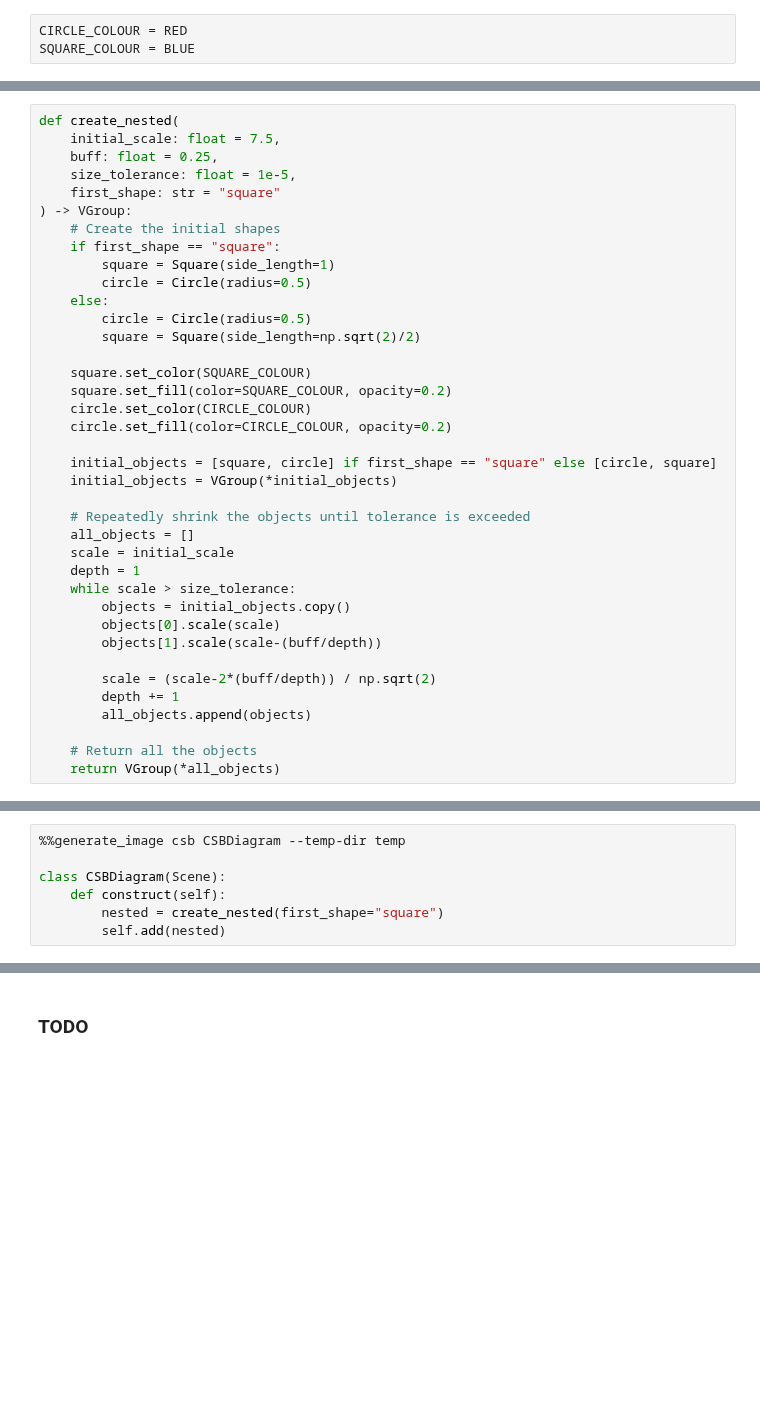
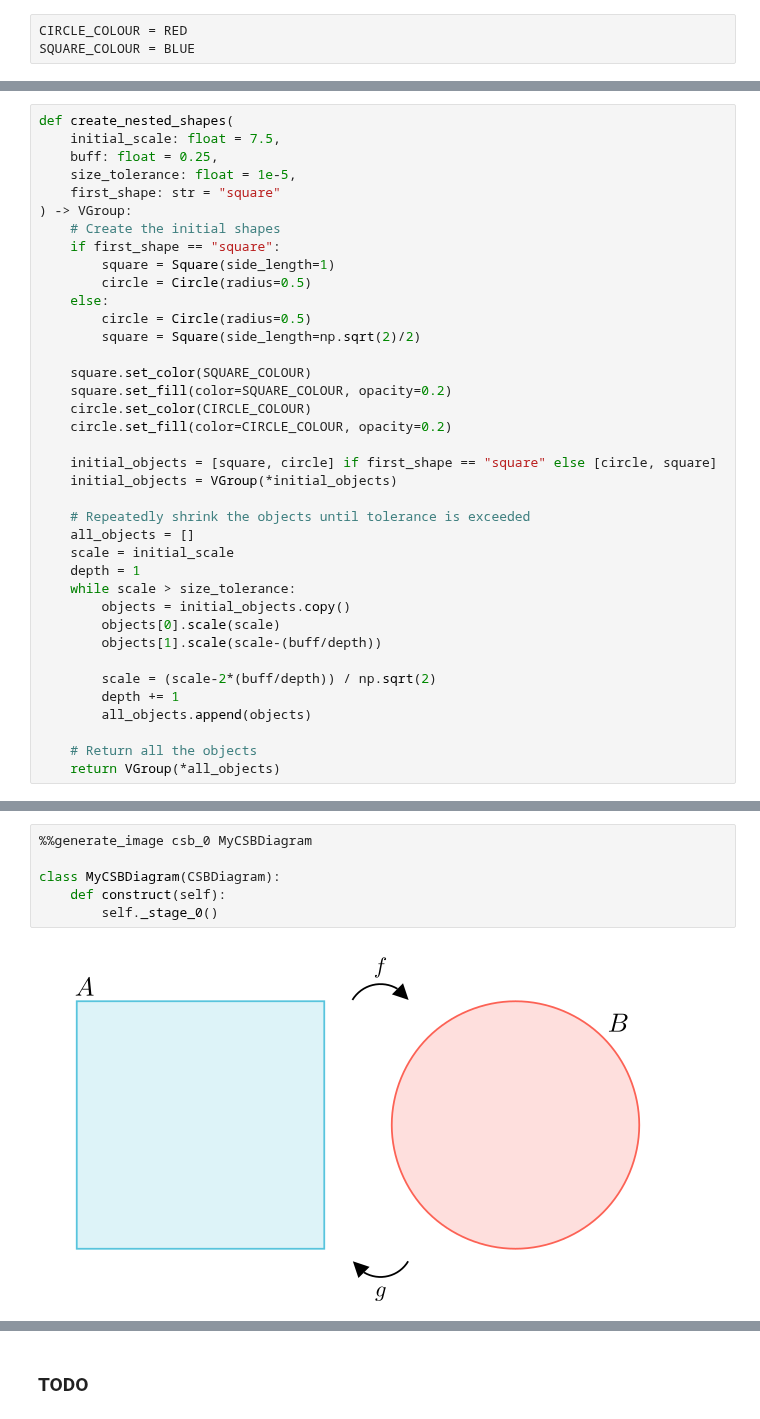
Before and after one commit to PhotonicGluon/NZQRC-Book, a Jupyter notebook: code/image_generation/notebooks/part-1/counting.ipynb, the cells around one changed output, grey strips where cells are left out. Cells and saved outputs as stored; diff of their text form; blank space fills up the shorter version.

Commit message:
Continue working on CSB images

```diff
--- a/code/image_generation/notebooks/part-1/counting.ipynb
+++ b/code/image_generation/notebooks/part-1/counting.ipynb
@@ -464,5 +466,5 @@ Helper functions to create the objects.
 # %%
-def create_nested(
+def create_nested_shapes(
     initial_scale: float = 7.5,
     buff: float = 0.25,
     size_tolerance: float = 1e-5,
@@ -504,7 +503,0 @@ Actual scenes.
-# %%
-%%generate_image csb CSBDiagram --temp-dir temp
-
-class CSBDiagram(Scene):
-    def construct(self):
-        nested = create_nested(first_shape="square")
-        self.add(nested)
@@ -512,0 +655,8 @@ class CSBDiagram(Scene):
+# %%
+%%generate_image csb_0 MyCSBDiagram
+
+class MyCSBDiagram(CSBDiagram):
+    def construct(self):
+        self._stage_0()
+# %% [output]
+[figure, added]
```
Also changed, not shown: parts of 12 cells of this notebook.
